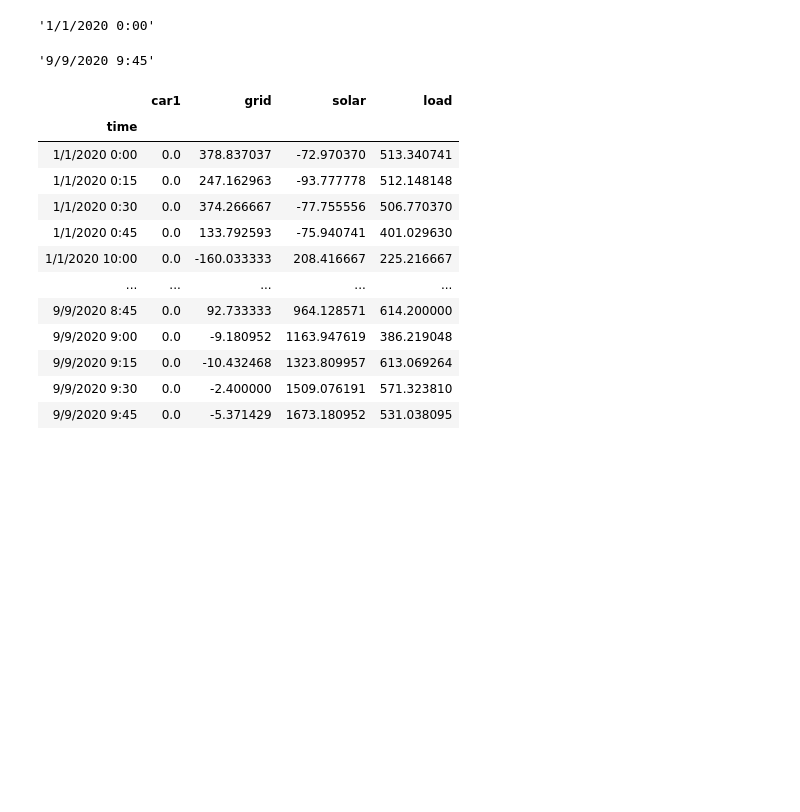
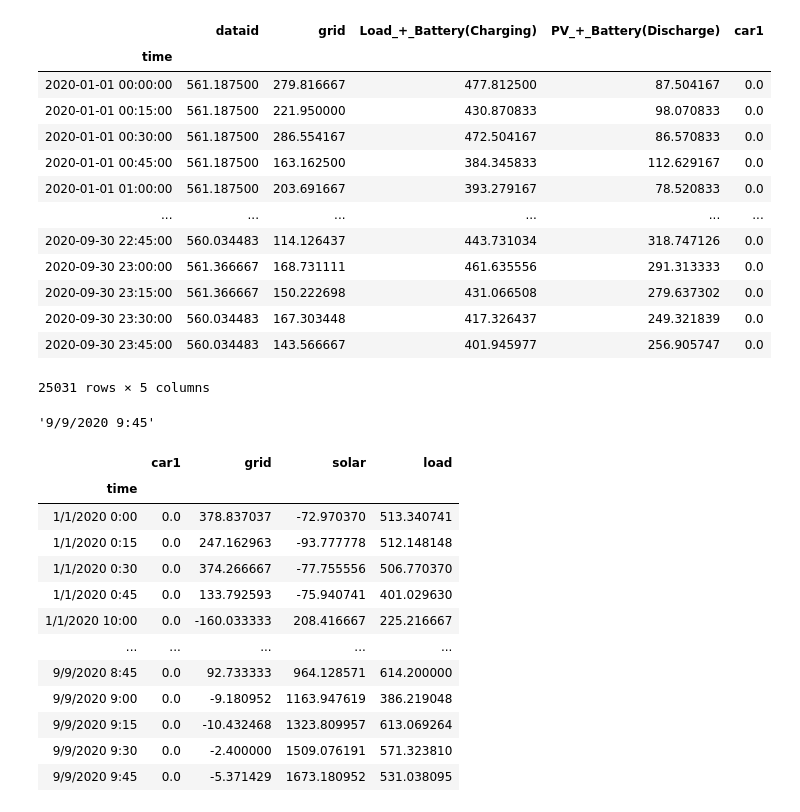
Before and after one commit to kevinantonino/CPSproject, a Jupyter notebook: Testing.ipynb, the cells around one changed output. Saved outputs shown, nothing was run; the diff lists cells and outputs as text; code cells hidden in the pictures; blank space fills up the shorter version.

```diff
--- a/Testing.ipynb
+++ b/Testing.ipynb
@@ -61,7 +43,20 @@ houseData
 # %%
-houseData.index[0]
+houseData.loc[houseData["car1"]==0,:]
 # %% [output]
+|  | dataid | grid | Load_+_Battery(Charging) | PV_+_Battery(Discharge) | car1 |
+| time |  |  |  |  |  |
+| 2020-01-01 00:00:00 | 561.187500 | 279.816667 | 477.812500 | 87.504167 | 0.0 |
+| 2020-01-01 00:15:00 | 561.187500 | 221.950000 | 430.870833 | 98.070833 | 0.0 |
+| 2020-01-01 00:30:00 | 561.187500 | 286.554167 | 472.504167 | 86.570833 | 0.0 |
+| 2020-01-01 00:45:00 | 561.187500 | 163.162500 | 384.345833 | 112.629167 | 0.0 |
+| 2020-01-01 01:00:00 | 561.187500 | 203.691667 | 393.279167 | 78.520833 | 0.0 |
+| ... | ... | ... | ... | ... | ... |
+| 2020-09-30 22:45:00 | 560.034483 | 114.126437 | 443.731034 | 318.747126 | 0.0 |
+| 2020-09-30 23:00:00 | 561.366667 | 168.731111 | 461.635556 | 291.313333 | 0.0 |
+| 2020-09-30 23:15:00 | 561.366667 | 150.222698 | 431.066508 | 279.637302 | 0.0 |
+| 2020-09-30 23:30:00 | 560.034483 | 167.303448 | 417.326437 | 249.321839 | 0.0 |
+| 2020-09-30 23:45:00 | 560.034483 | 143.566667 | 401.945977 | 256.905747 | 0.0 |
-'1/1/2020 0:00'
+25031 rows × 5 columns
 # %%
 # houseData['time'] = houseData.index
 houseData.index[-1]
```
Also changed, not shown: parts of 6 cells of this notebook.
